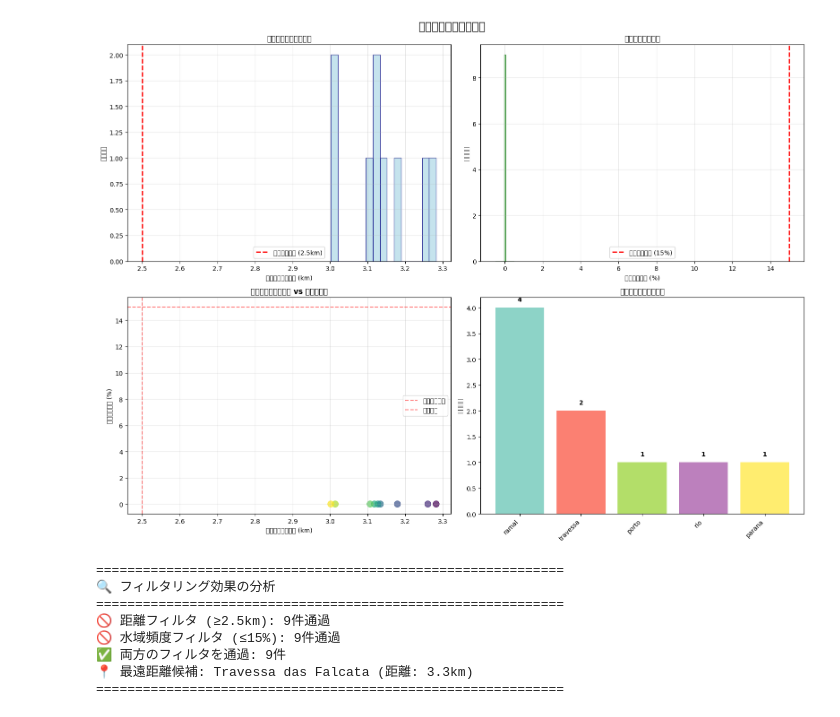
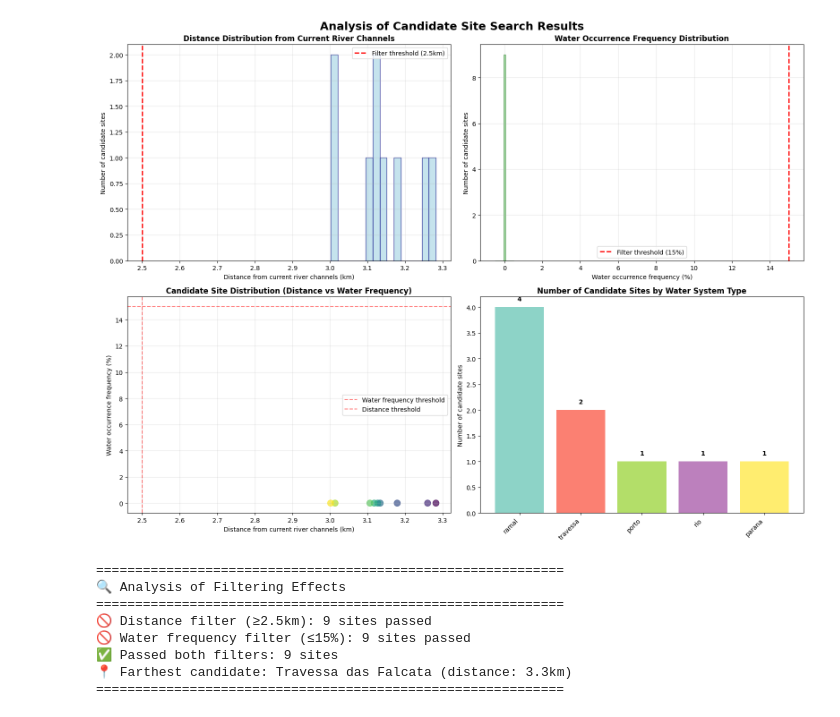
Before and after one commit to kisamori/tamagawa_to_z, a Jupyter notebook: notebooks/00_presentation.ipynb, the cells around one changed output. Saved outputs shown, nothing was run; the diff lists cells and outputs as text; code cells hidden in the pictures.

```diff
--- a/notebooks/00_presentation.ipynb
+++ b/notebooks/00_presentation.ipynb
@@ -431,92 +431,92 @@ except Exception as e:
 # %%
-# 候補地探索結果の可視化
+# Visualization of Candidate Site Search Results
 fig, ((ax1, ax2), (ax3, ax4)) = plt.subplots(2, 2, figsize=(16, 12))
-fig.suptitle('候補地探索結果の分析', fontsize=18, fontweight='bold')
+fig.suptitle('Analysis of Candidate Site Search Results', fontsize=18, fontweight='bold')
 
-# 1. 距離分布
+# 1. Distance distribution
 ax1.hist(candidates_data['dist_km'], bins=15, color='lightblue', alpha=0.7, edgecolor='navy')
-ax1.axvline(x=2.5, color='red', linestyle='--', linewidth=2, label='フィルタ閾値 (2.5km)')
-ax1.set_xlabel('現河道からの距離 (km)')
-ax1.set_ylabel('候補地数')
-ax1.set_title('現河道からの距離分布', fontweight='bold')
+ax1.axvline(x=2.5, color='red', linestyle='--', linewidth=2, label='Filter threshold (2.5km)')
+ax1.set_xlabel('Distance from current river channels (km)')
+ax1.set_ylabel('Number of candidate sites')
+ax1.set_title('Distance Distribution from Current River Channels', fontweight='bold')
 ax1.legend()
 ax1.grid(True, alpha=0.3)
 
-# 2. 水域頻度分布
+# 2. Water frequency distribution
 ax2.hist(candidates_data['occ_pct'], bins=15, color='lightgreen', alpha=0.7, edgecolor='darkgreen')
-ax2.axvline(x=15.0, color='red', linestyle='--', linewidth=2, label='フィルタ閾値 (15%)')
-ax2.set_xlabel('水域出現頻度 (%)')
-ax2.set_ylabel('候補地数')
-ax2.set_title('水域出現頻度分布', fontweight='bold')
+ax2.axvline(x=15.0, color='red', linestyle='--', linewidth=2, label='Filter threshold (15%)')
+ax2.set_xlabel('Water occurrence frequency (%)')
+ax2.set_ylabel('Number of candidate sites')
+ax2.set_title('Water Occurrence Frequency Distribution', fontweight='bold')
 ax2.legend()
 ax2.grid(True, alpha=0.3)
 
-# 3. 散布図（距離 vs 水域頻度）
+# 3. Scatter plot (distance vs water frequency)
 scatter = ax3.scatter(candidates_data['dist_km'], candidates_data['occ_pct'],
                      c=range(len(candidates_data)), cmap='viridis', s=100, alpha=0.7)
-ax3.axhline(y=15.0, color='red', linestyle='--', alpha=0.5, label='水域頻度閾値')
-ax3.axvline(x=2.5, color='red', linestyle='--', alpha=0.5, label='距離閾値')
-ax3.set_xlabel('現河道からの距離 (km)')
-ax3.set_ylabel('水域出現頻度 (%)')
-ax3.set_title('候補地の分布（距離 vs 水域頻度）', fontweight='bold')
+ax3.axhline(y=15.0, color='red', linestyle='--', alpha=0.5, label='Water frequency threshold')
+ax3.axvline(x=2.5, color='red', linestyle='--', alpha=0.5, label='Distance threshold')
+ax3.set_xlabel('Distance from current river channels (km)')
+ax3.set_ylabel('Water occurrence frequency (%)')
+ax3.set_title('Candidate Site Distribution (Distance vs Water Frequency)', fontweight='bold')
 ax3.legend()
 ax3.grid(True, alpha=0.3)
 
-# 4. 水系タイプ別分布
-# 実際のデータに合わせてタイプを取得
+# 4. Distribution by water system type
+# Get types according to actual data
 if 'water_type' in candidates_data.columns:
     type_column = 'water_type'
 elif 'type' in candidates_data.columns:
     type_column = 'type'
 else:
-    # フォールバック: サンプルデータ
+    # Fallback: sample data
     candidates_data['type'] = ['ramal', 'travessa', 'rua', 'other'] * (len(candidates_data) // 4 + 1)
     candidates_data['type'] = candidates_data['type'][:len(candidates_data)]
     type_column = 'type'
 
 type_counts = candidates_data[type_column].value_counts()
 bars4 = ax4.bar(range(len(type_counts)), type_counts.values,
                 color=plt.cm.Set3(np.linspace(0, 1, len(type_counts))))
 ax4.set_xticks(range(len(type_counts)))
 ax4.set_xticklabels(type_counts.index, rotation=45, ha='right')
-ax4.set_ylabel('候補地数')
-ax4.set_title('水系タイプ別候補地数', fontweight='bold')
+ax4.set_ylabel('Number of candidate sites')
+ax4.set_title('Number of Candidate Sites by Water System Type', fontweight='bold')
 
-# 各バーに数値を表示
+# Display numbers on each bar
 for bar, count in zip(bars4, type_counts.values):
     height = bar.get_height()
     ax4.text(bar.get_x() + bar.get_width()/2., height + 0.1,
              str(count), ha='center', va='bottom', fontweight='bold')
 
 plt.tight_layout()
 plt.show()
 
-# フィルタリング効果の分析
+# Analysis of filtering effects
 print("\n" + "=" * 60)
-print("🔍 フィルタリング効果の分析")
+print("🔍 Analysis of Filtering Effects")
 print("=" * 60)
 filter_distance = candidates_data['dist_km'] >= 2.5
 filter_occurrence = candidates_data['occ_pct'] <= 15.0
 both_filters = filter_distance & filter_occurrence
 
-print(f"🚫 距離フィルタ (≥2.5km): {filter_distance.sum()}件通過")
-print(f"🚫 水域頻度フィルタ (≤15%): {filter_occurrence.sum()}件通過")
-print(f"✅ 両方のフィルタを通過: {both_filters.sum()}件")
+print(f"🚫 Distance filter (≥2.5km): {filter_distance.sum()} sites passed")
+print(f"🚫 Water frequency filter (≤15%): {filter_occurrence.sum()} sites passed")
+print(f"✅ Passed both filters: {both_filters.sum()} sites")
 
 if len(candidates_data) > 0:
     max_dist_idx = candidates_data['dist_km'].idxmax()
-    print(f"📍 最遠距離候補: {candidates_data.loc[max_dist_idx, 'name']} (距離: {candidates_data.loc[max_dist_idx, 'dist_km']:.1f}km)")
+    print(f"📍 Farthest candidate: {candidates_data.loc[max_dist_idx, 'name']} (distance: {candidates_data.loc[max_dist_idx, 'dist_km']:.1f}km)")
 
 print("=" * 60)
 # %% [output]
-[figure, old version]
+[figure, new version]
 ============================================================
-🔍 フィルタリング効果の分析
+🔍 Analysis of Filtering Effects
 ============================================================
-🚫 距離フィルタ (≥2.5km): 9件通過
-🚫 水域頻度フィルタ (≤15%): 9件通過
-✅ 両方のフィルタを通過: 9件
-📍 最遠距離候補: Travessa das Falcata (距離: 3.3km)
+🚫 Distance filter (≥2.5km): 9 sites passed
+🚫 Water frequency filter (≤15%): 9 sites passed
+✅ Passed both filters: 9 sites
+📍 Farthest candidate: Travessa das Falcata (distance: 3.3km)
 ============================================================
 # %% [markdown]
 ---
```
Also changed, not shown: parts of 22 cells of this notebook, 2 other files.
